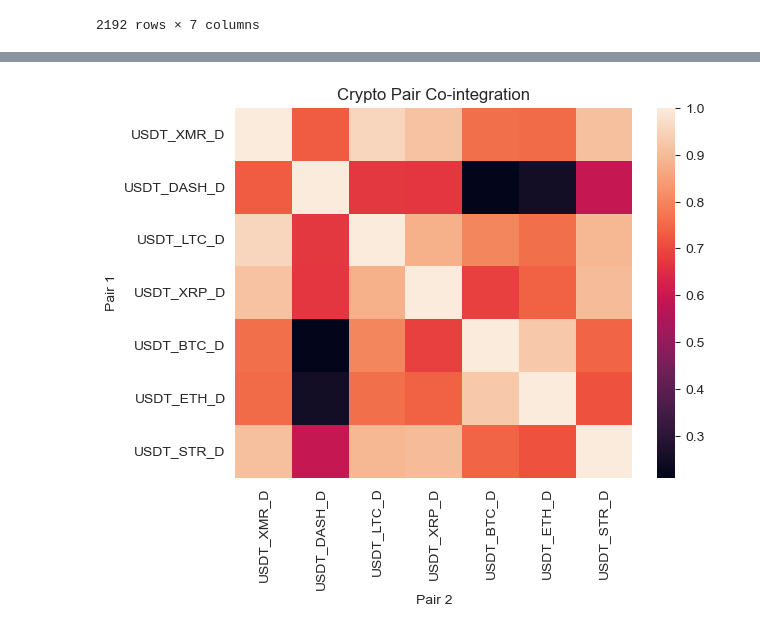
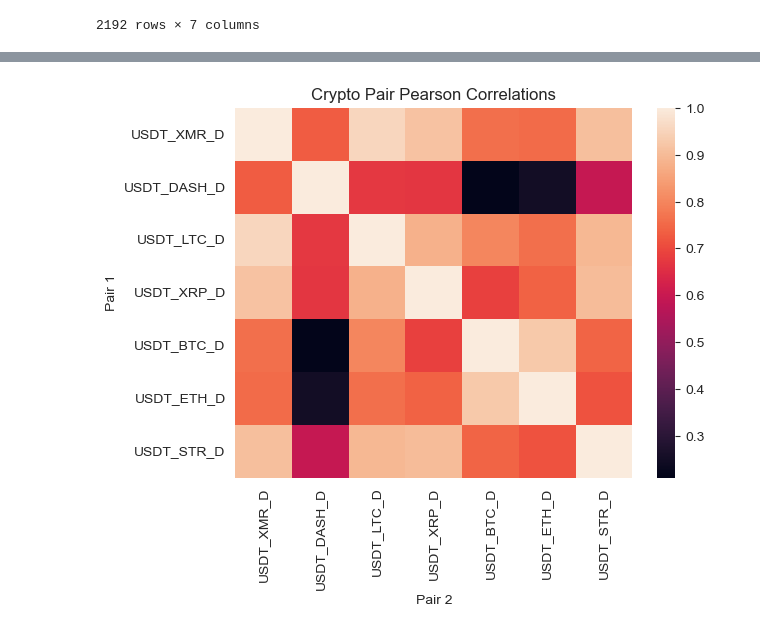
Before and after one commit to ramanthind02/MarketDataAnalysis, a Jupyter notebook: Correlations/crypto_heatmap.ipynb, the cells around one changed output, grey strips where cells are left out. Cells and saved outputs as stored; diff of their text form; code cells hidden in the pictures.

```diff
--- a/Correlations/crypto_heatmap.ipynb
+++ b/Correlations/crypto_heatmap.ipynb
@@ -90,0 +79,4 @@ correlation_pairs
+# %%
+correlation_pairs_pearson = joined.corr(method="pearson")
+correlation_pairs_spearman = joined.corr(method="spearman")
+correlation_pairs_pearson, correlation_pairs_spearman
@@ -91,11 +101,11 @@ correlation_pairs
 # %%
-hm = seaborn.heatmap(correlation_pairs)
+hm = seaborn.heatmap(correlation_pairs_pearson)
 # plt.show()
-plt.title("Crypto Pair Co-integration")
+plt.title("Crypto Pair Pearson Correlations")
 plt.ylabel("Pair 1")
 plt.xlabel("Pair 2")
 # bottom, top = hm.get_ylim()
 # hm.set_ylim(bottom + 0.5, top - 0.5)
-plt.savefig(fname="crypto_heatmap.png", format="png", bbox_inches='tight')
+plt.savefig(fname="pearson_crypto_heatmap.png", format="png", bbox_inches='tight')
 # %% [output]
-[figure, old version]
+[figure, new version]
```
Also changed, not shown: parts of 3 cells of this notebook, 18 other files.
